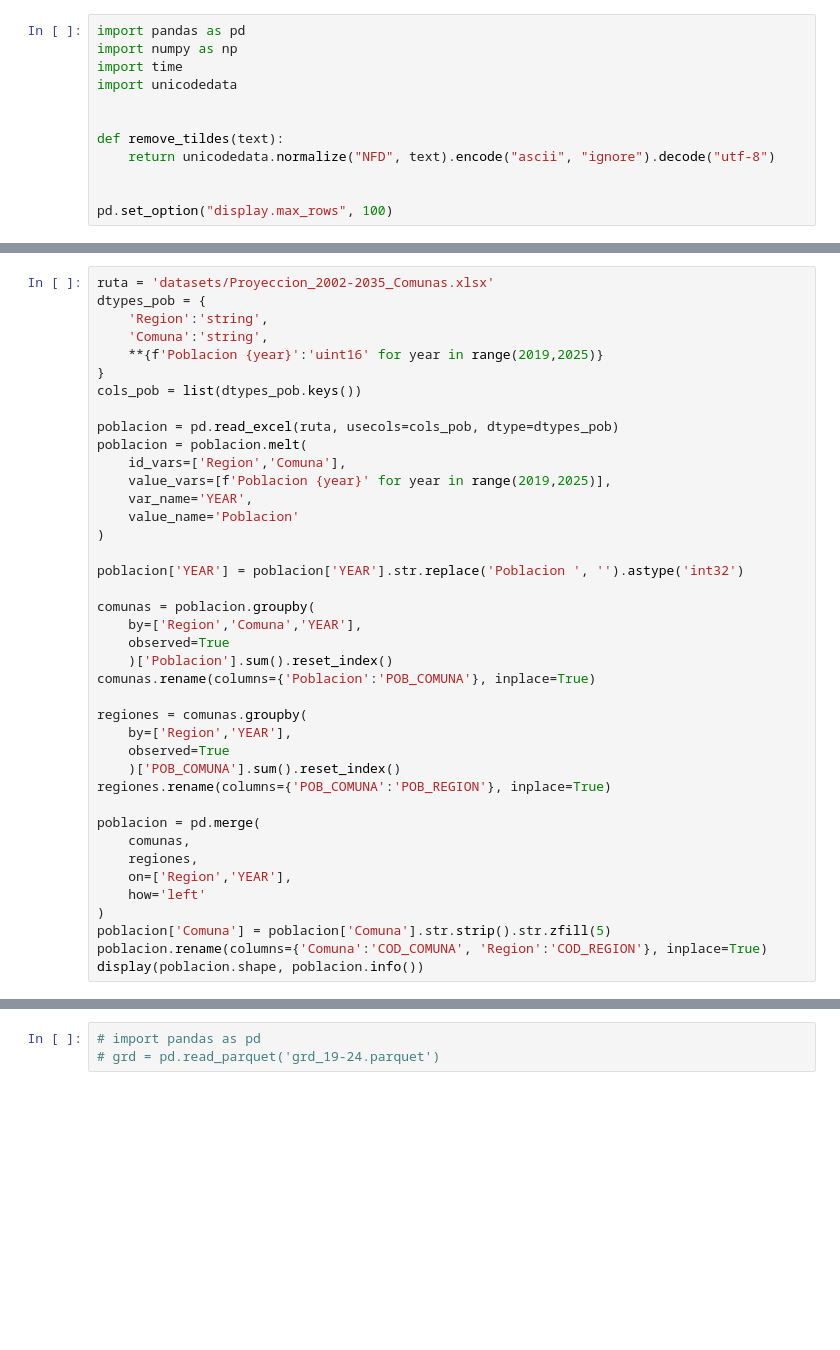
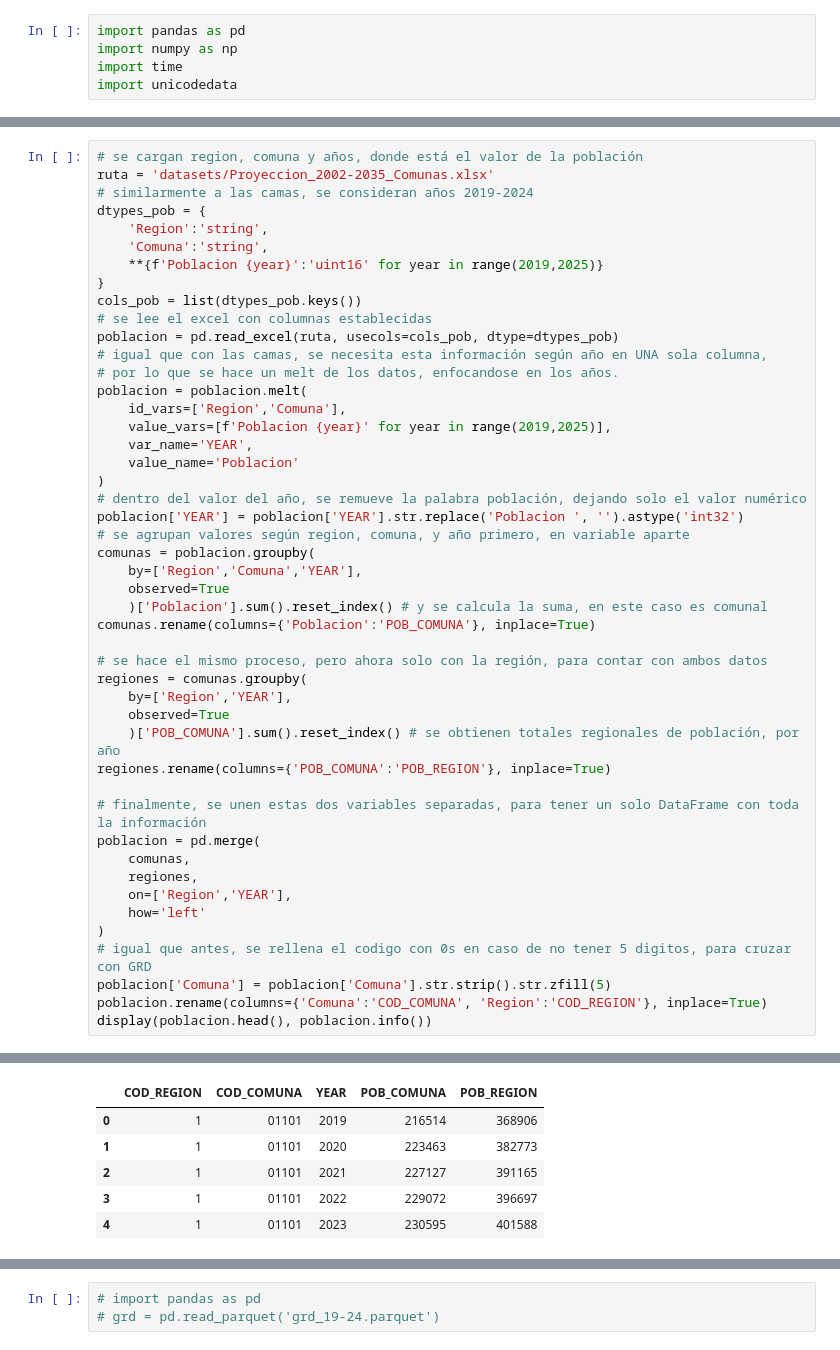
Before and after one commit to IgnaciaCG/Analisis-de-datos, a Jupyter notebook: procesamiento_cruce_grd.ipynb, the cells around one changed output, grey strips where cells are left out. Cells and saved outputs as stored; diff of their text form; blank space fills up the shorter version.

```diff
--- a/procesamiento_cruce_grd.ipynb
+++ b/procesamiento_cruce_grd.ipynb
@@ -3,10 +16,3 @@ import pandas as pd
 import numpy as np
 import time
 import unicodedata
-
-
-def remove_tildes(text):
-    return unicodedata.normalize("NFD", text).encode("ascii", "ignore").decode("utf-8")
-
-
-pd.set_option("display.max_rows", 100)
@@ -142,40 +249,48 @@ camas.info()
 # %%
+# se cargan region, comuna y años, donde está el valor de la población
 ruta = 'datasets/Proyeccion_2002-2035_Comunas.xlsx'
+# similarmente a las camas, se consideran años 2019-2024
 dtypes_pob = {
     'Region':'string',
     'Comuna':'string',
     **{f'Poblacion {year}':'uint16' for year in range(2019,2025)}
 }
 cols_pob = list(dtypes_pob.keys())
-
+# se lee el excel con columnas establecidas
 poblacion = pd.read_excel(ruta, usecols=cols_pob, dtype=dtypes_pob)
+# igual que con las camas, se necesita esta información según año en UNA sola columna,
+# por lo que se hace un melt de los datos, enfocandose en los años.
 poblacion = poblacion.melt(
     id_vars=['Region','Comuna'],
     value_vars=[f'Poblacion {year}' for year in range(2019,2025)],
     var_name='YEAR',
     value_name='Poblacion'
 )
-
+# dentro del valor del año, se remueve la palabra población, dejando solo el valor numérico
 poblacion['YEAR'] = poblacion['YEAR'].str.replace('Poblacion ', '').astype('int32')
-
+# se agrupan valores según region, comuna, y año primero, en variable aparte
 comunas = poblacion.groupby(
     by=['Region','Comuna','YEAR'],
     observed=True
-    )['Poblacion'].sum().reset_index()
+    )['Poblacion'].sum().reset_index() # y se calcula la suma, en este caso es comunal
 comunas.rename(columns={'Poblacion':'POB_COMUNA'}, inplace=True)
 
+# se hace el mismo proceso, pero ahora solo con la región, para contar con ambos datos
 regiones = comunas.groupby(
     by=['Region','YEAR'],
     observed=True
-    )['POB_COMUNA'].sum().reset_index()
+    )['POB_COMUNA'].sum().reset_index() # se obtienen totales regionales de población, por año
 regiones.rename(columns={'POB_COMUNA':'POB_REGION'}, inplace=True)
 
+# finalmente, se unen estas dos variables separadas, para tener un solo DataFrame con toda la información
 poblacion = pd.merge(
     comunas,
     regiones,
     on=['Region','YEAR'],
     how='left'
 )
+# igual que antes, se rellena el codigo con 0s en caso de no tener 5 digitos, para cruzar con GRD
 poblacion['Comuna'] = poblacion['Comuna'].str.strip().str.zfill(5)
 poblacion.rename(columns={'Comuna':'COD_COMUNA', 'Region':'COD_REGION'}, inplace=True)
-display(poblacion.shape, poblacion.info())
+display(poblacion.head(), poblacion.info())
+# %% [output]
@@ -181,0 +309,6 @@ display(poblacion.shape, poblacion.info())
+|  | COD_REGION | COD_COMUNA | YEAR | POB_COMUNA | POB_REGION |
+| 0 | 1 | 01101 | 2019 | 216514 | 368906 |
+| 1 | 1 | 01101 | 2020 | 223463 | 382773 |
+| 2 | 1 | 01101 | 2021 | 227127 | 391165 |
+| 3 | 1 | 01101 | 2022 | 229072 | 396697 |
+| 4 | 1 | 01101 | 2023 | 230595 | 401588 |
```
Also changed, not shown: parts of 35 cells of this notebook, 1 other file.
